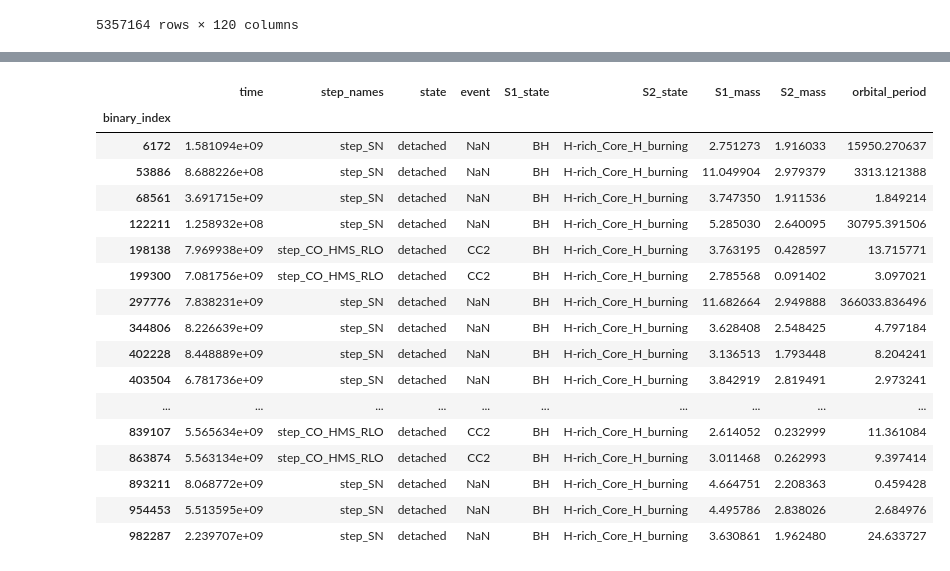
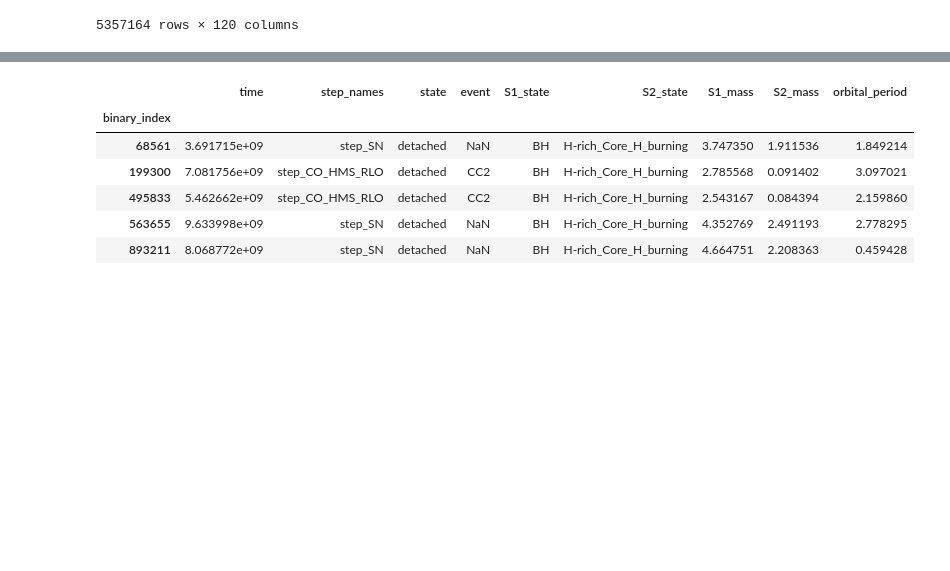
Before and after one commit to PiersonLip/solarBHs, a Jupyter notebook: Notebooks/massFiltertingAmpt.ipynb, the cells around one changed output, grey strips where cells are left out. Saved outputs shown, nothing was run; the diff lists cells and outputs as text; code cells hidden in the pictures; blank space fills up the shorter version.

```diff
--- a/Notebooks/massFiltertingAmpt.ipynb
+++ b/Notebooks/massFiltertingAmpt.ipynb
@@ -55,4 +55,4 @@ initCols = [
     'S1_log_R_i'
  ]
 # %%
-pop = Population('/home/bku2126/b1095/bku2126/stellarBHs/Notebooks/1e+00_Zsun_population.h5')
+pop = Population('/home/bku2126/b1095/bku2126/stellarBHs/Data/1e+00_Zsun_population.h5')
@@ -76,12 +120,11 @@ df
 | 999999 | ERR | FAILED | 1.298554e+10 | 19.510997 | 4.357483 | 0.0 | NaN | ... |
 5357164 rows × 120 columns
 # %%
-
 sol_bhMaskMWdur = ((
     ((df['S1_state'] == 'BH') & (df['S2_state'] == 'H-rich_Core_H_burning'))
     )   & (df['event'] != 'END')
         # & (df['time'] > 10e9 - tolerance)
-        & (df['time'] < 10e9)
+        # & (df['time'] < 10e9)
         & (df['state'] == 'detached')
 )
 # %%
@@ -89,24 +267,13 @@ filtered_df = df[sol_bhMaskMWdur]
 # %%
-filtered_df[filtered_df['S2_mass'] < 3][cols]
+filtered_df[(filtered_df['S2_mass'] < 2.5) & (filtered_df['orbital_period'] < 3.5) ][cols]
 # %% [output]
 |  | time | step_names | state | event | S1_state | S2_state | S1_mass | S2_mass | orbital_period |
 | binary_index |  |  |  |  |  |  |  |  |  |
-| 6172 | 1.581094e+09 | step_SN | detached | NaN | BH | H-rich_Core_H_burning | 2.751273 | 1.916033 | 15950.270637 |
-| 53886 | 8.688226e+08 | step_SN | detached | NaN | BH | H-rich_Core_H_burning | 11.049904 | 2.979379 | 3313.121388 |
 | 68561 | 3.691715e+09 | step_SN | detached | NaN | BH | H-rich_Core_H_burning | 3.747350 | 1.911536 | 1.849214 |
-| 122211 | 1.258932e+08 | step_SN | detached | NaN | BH | H-rich_Core_H_burning | 5.285030 | 2.640095 | 30795.391506 |
-| 198138 | 7.969938e+09 | step_CO_HMS_RLO | detached | CC2 | BH | H-rich_Core_H_burning | 3.763195 | 0.428597 | 13.715771 |
 | 199300 | 7.081756e+09 | step_CO_HMS_RLO | detached | CC2 | BH | H-rich_Core_H_burning | 2.785568 | 0.091402 | 3.097021 |
-| 297776 | 7.838231e+09 | step_SN | detached | NaN | BH | H-rich_Core_H_burning | 11.682664 | 2.949888 | 366033.836496 |
-| 344806 | 8.226639e+09 | step_SN | detached | NaN | BH | H-rich_Core_H_burning | 3.628408 | 2.548425 | 4.797184 |
-| 402228 | 8.448889e+09 | step_SN | detached | NaN | BH | H-rich_Core_H_burning | 3.136513 | 1.793448 | 8.204241 |
-| 403504 | 6.781736e+09 | step_SN | detached | NaN | BH | H-rich_Core_H_burning | 3.842919 | 2.819491 | 2.973241 |
-| ... | ... | ... | ... | ... | ... | ... | ... | ... | ... |
-| 839107 | 5.565634e+09 | step_CO_HMS_RLO | detached | CC2 | BH | H-rich_Core_H_burning | 2.614052 | 0.232999 | 11.361084 |
-| 863874 | 5.563134e+09 | step_CO_HMS_RLO | detached | CC2 | BH | H-rich_Core_H_burning | 3.011468 | 0.262993 | 9.397414 |
+| 495833 | 5.462662e+09 | step_CO_HMS_RLO | detached | CC2 | BH | H-rich_Core_H_burning | 2.543167 | 0.084394 | 2.159860 |
+| 563655 | 9.633998e+09 | step_SN | detached | NaN | BH | H-rich_Core_H_burning | 4.352769 | 2.491193 | 2.778295 |
 | 893211 | 8.068772e+09 | step_SN | detached | NaN | BH | H-rich_Core_H_burning | 4.664751 | 2.208363 | 0.459428 |
-| 954453 | 5.513595e+09 | step_SN | detached | NaN | BH | H-rich_Core_H_burning | 4.495786 | 2.838026 | 2.684976 |
-| 982287 | 2.239707e+09 | step_SN | detached | NaN | BH | H-rich_Core_H_burning | 3.630861 | 1.962480 | 24.633727 |
 # %%
 df.loc[34222][cols]
 # %% [output]
```
Also changed, not shown: parts of 14 cells of this notebook, 3 other files.
